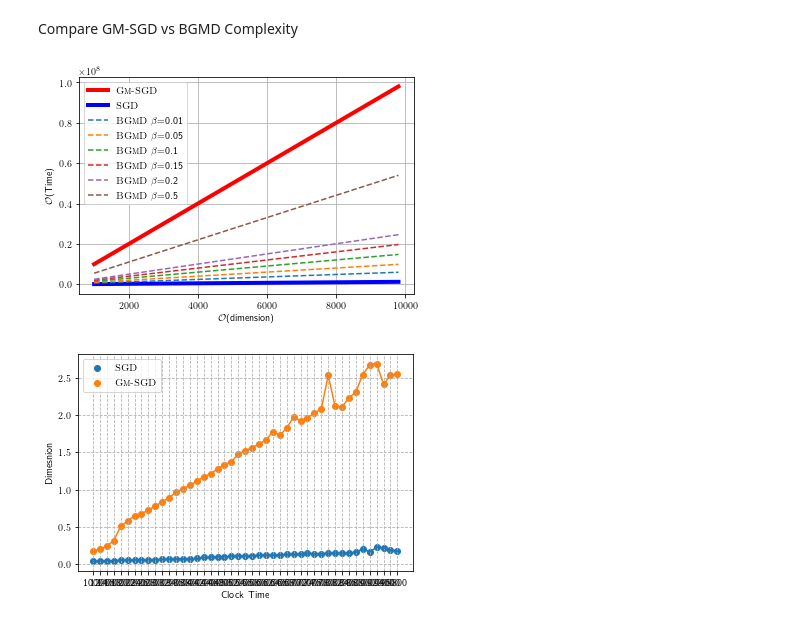
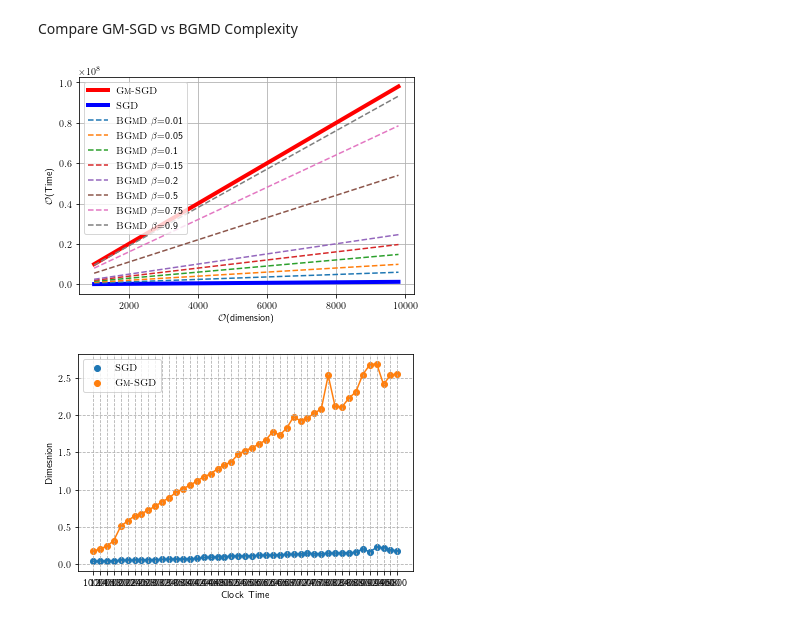
Before and after one commit to anishacharya/Optimization-Mavericks, a Jupyter notebook: playground_.ipynb, the cells around one changed output. Cells and saved outputs as stored; diff of their text form; code cells hidden in the pictures.

```diff
--- a/playground_.ipynb
+++ b/playground_.ipynb
@@ -47,35 +47,35 @@ import matplotlib.pyplot as plt
 from matplotlib import rc
 rc('text', usetex=True)
 
 epsilon = 1e-2
 b = 128
 dim = np.arange(start=1e3, stop=1e4, step=200) # np.arange(1, 1e6, 10)
 
 def gm_sgd(d,epsilon):
     return (d/epsilon**2)
 
 def sgd(d, b):
     return b*d
 
 def bgmd(d, epsilon, b, beta):
     return (d*beta/epsilon**2) + (4*b*d)
 
 y_sgd = [sgd(d, b) for d in dim]
 y_gm = [gm_sgd(d, epsilon) for d in dim]
 plt.plot(dim, y_gm, label=r"\textsc{Gm-SGD}", linewidth=4, color='r')
 plt.plot(dim, y_sgd, label=r"\textsc{SGD}", linewidth=4, color='b')
 
-for beta in [0.01, 0.05, 0.1, 0.15, 0.2, 0.5]:
+for beta in [0.01, 0.05, 0.1, 0.15, 0.2, 0.5, 0.75, 0.9]:
     y_bgmd = [bgmd(d, epsilon, b, beta) for d in dim]
     plt.plot(dim, y_bgmd, label=r"\textsc{BGmD} $\beta$="+str(beta), linestyle='--')
 
 # plt.yscale('log')
 plt.xlabel(r"$\mathcal{O}$(dimension)")
 plt.ylabel(r"$\mathcal{O}$(Time)")
 plt.legend()
 plt.grid()#True, which='both', linestyle='--')
 # %% [output]
-[figure, old version]
+[figure, new version]
 # %%
 from matplotlib import rc
 import json
```
